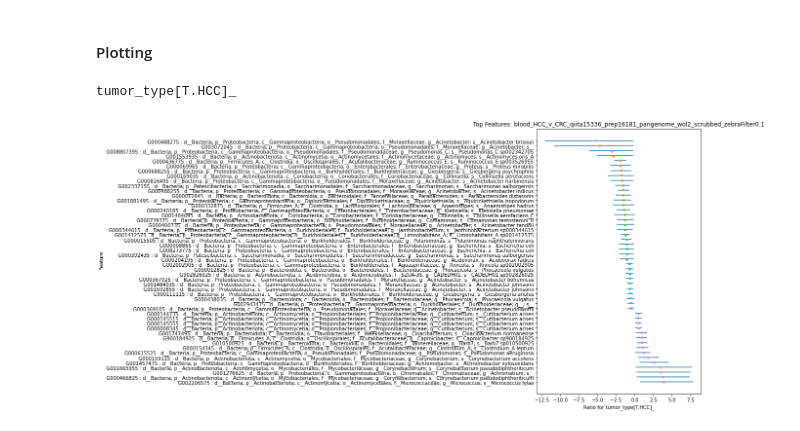
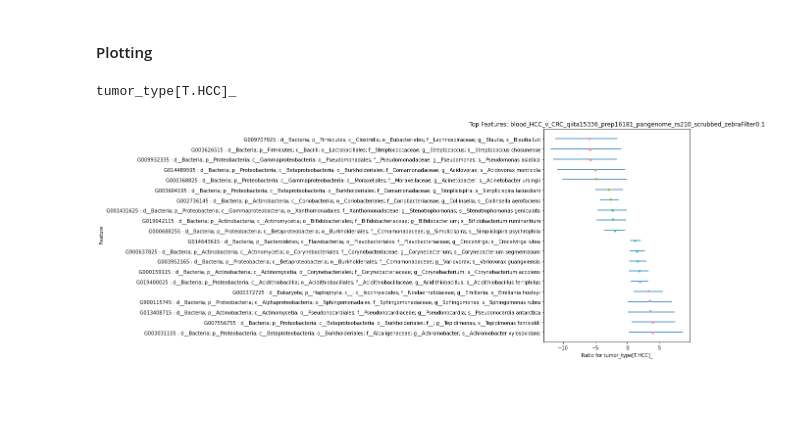
Before and after one commit to cguccione/HCC-microbialDNA, a Jupyter notebook: birdman/zebra_birdman_analysis.ipynb, the cells around one changed output. Cells and saved outputs as stored; diff of their text form; code cells hidden in the pictures; blank space fills up the shorter version.

```diff
--- a/birdman/zebra_birdman_analysis.ipynb
+++ b/birdman/zebra_birdman_analysis.ipynb
@@ -103,10 +113,9 @@ def unpack_hdi_and_filter(df, col):
 
     return df
 # %%
-# check if there are more than 20 features --> if so, only display top and bottom 10
-# otherwise display all
+def display_top_n_feats(fn, df, n, yvar, xvar, xlab, ylab, title):
+    #n : displays the top and bottom n if there are more than n features
 
-def display_top_n_feats(df, n, yvar, xvar, xlab, ylab, title):
     if df.shape[0] < 2*n:
         df_for_display = df
     else:
@@ -114,14 +123,40 @@ def display_top_n_feats(df, n, yvar, xvar, xlab, ylab, title):
         topn = df[-1*n:]
         df_for_display = pd.concat([bottomn, topn])
 
-    sns.stripplot(data=df_for_display, y=yvar, x=xvar)
+    '''
+    sns.stripplot(data=df_for_display, y=yvar, x=xvar, ax=ax)
     plt.errorbar(data=df_for_display,
                  x=xvar, y=yvar,
                  xerr=df_for_display[['lower', 'upper']].T, ls='none')
     plt.ylabel(ylab)
     plt.xlabel(xlab)
     plt.title(title)
+    '''
+    # Set your desired figure size (adjust width and height as needed)
+    fig, ax = plt.subplots(figsize=(17, 7))
+
+    # Create strip plot
+    sns.stripplot(data=df_for_display, y=yvar, x=xvar, ax=ax)
+
+    # Add error bars
+    plt.errorbar(data=df_for_display, x=xvar, y=yvar,
+                 xerr=df_for_display[['lower', 'upper']].T, ls='none')
+
+    # Set labels and title
+    plt.ylabel(ylab)
+    plt.xlabel(xlab)
+    plt.title(title)
+
+    plt.tight_layout()
+
+    plt.rcParams['font.family'] = 'sans-serif'
+    plt.rcParams['font.sans-serif'] = ['Arial', 'DejaVu Sans']
+    plt.rcParams['svg.fonttype'] = 'none'  # render SVG text as text, not curves
+
+    #plt.savefig('figures/' + fn + '.svg')
     plt.show()
+
+    #df_for_display.to_csv('figures/' + fn + '.tsv', sep='\t', index =False)
 # %%
 #Create Wol2 taxanomy into a useable dic
 wol2 = pd.read_csv('/projects/wol/qiyun/wol2/taxonomy/lineages.txt', sep='\t', header=None, index_col=0)
@@ -171,20 +206,19 @@ Filtered Shape: (63, 9)
 # %%
 for k in data_dict.keys():
     for v in vars_to_check.keys():
         if v in k:
             print(var)
             xlab = 'Ratio for ' + var
             var = vars_to_check[v]
 
     ylab = ' Feature'
     df_for_display = data_dict[k].reset_index()
     df_for_display = df_for_display.loc[df_for_display.credible == 'yes']
-    fig, ax = plt.subplots(figsize=(6, 10))
 
-    add_taxonomy_col_wol2(df_for_display)
-    #add_taxonomy_col_rs210(df_for_display)
+    #add_taxonomy_col_wol2(df_for_display)
+    add_taxonomy_col_rs210(df_for_display)
 
-    display_top_n_feats(df_for_display, 25, 'gOTU_Taxonomy', var+'mean', xlab, ylab,'Top Features: ' + k)
+    display_top_n_feats('blood_HCC_v_CRC_qiita15336_prep16181_pangenome_rs210_scrubbed_zebraFilter0.1',df_for_display, 10, 'gOTU_Taxonomy', var+'mean', xlab, ylab,'Top Features: ' + k)
 # %% [output]
 tumor_type[T.HCC]_
-[figure, old version]
+[figure, new version]
```
Also changed, not shown: parts of 2 cells of this notebook.
